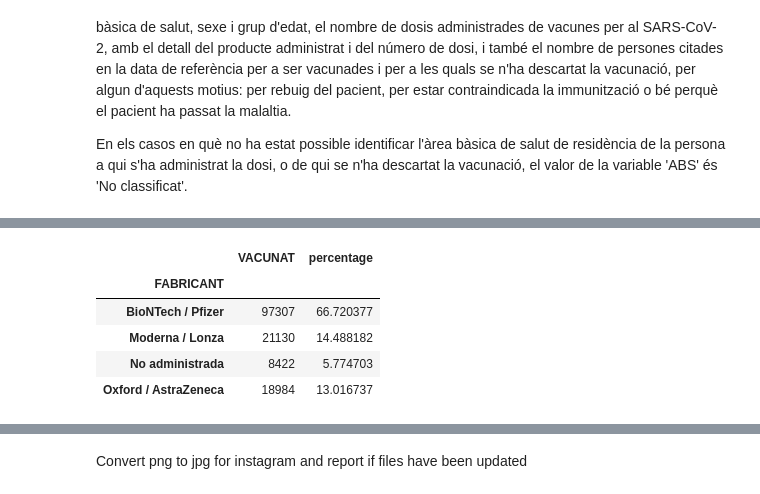
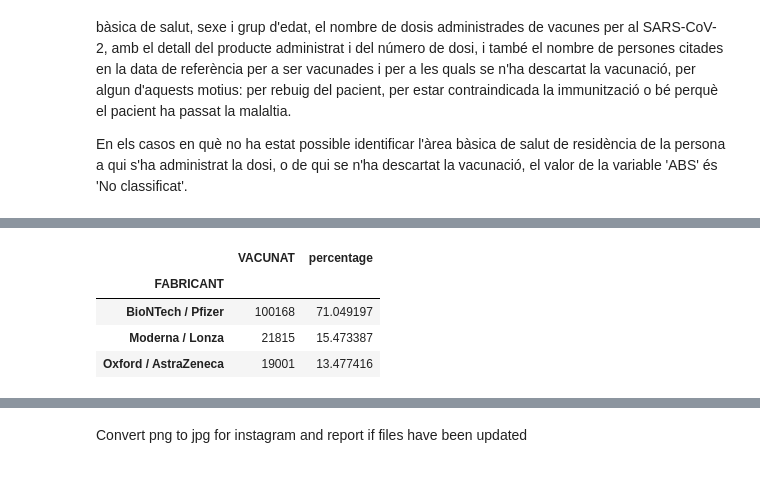
Before and after one commit to aalibes/CatCovidTracker, a Jupyter notebook: tracker.ipynb, the cells around one changed output, grey strips where cells are left out. Saved outputs shown, nothing was run; the diff lists cells and outputs as text; code cells hidden in the pictures.

```diff
--- a/tracker.ipynb
+++ b/tracker.ipynb
@@ -647,13 +647,13 @@ plt.savefig('MapCurrentRegionRejectionCat.png')
 [interactive output not drawn]
 [interactive output not drawn]
 # %%
+casesdf = casesdf[casesdf.VACUNAT==1]
 fab = pd.DataFrame(casesdf.groupby(["FABRICANT"])["VACUNAT"].count())
 fab["percentage"] = 100* fab["VACUNAT"]/sum(fab.VACUNAT)
 fab
 # %% [output]
 |  | VACUNAT | percentage |
 | FABRICANT |  |  |
-| BioNTech / Pfizer | 97307 | 66.720377 |
-| Moderna / Lonza | 21130 | 14.488182 |
-| No administrada | 8422 | 5.774703 |
-| Oxford / AstraZeneca | 18984 | 13.016737 |
+| BioNTech / Pfizer | 100168 | 71.049197 |
+| Moderna / Lonza | 21815 | 15.473387 |
+| Oxford / AstraZeneca | 19001 | 13.477416 |
```
Also changed, not shown: parts of 12 cells of this notebook, 11 other files.
